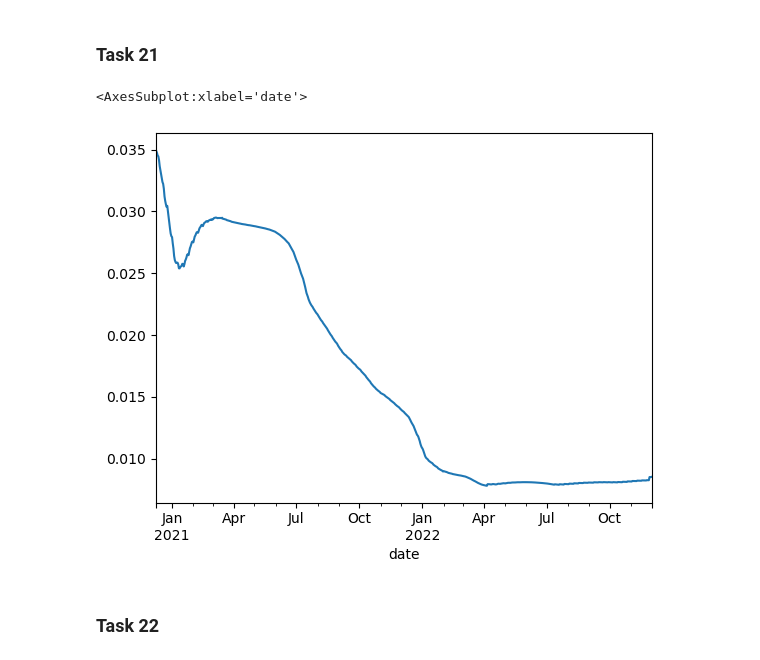
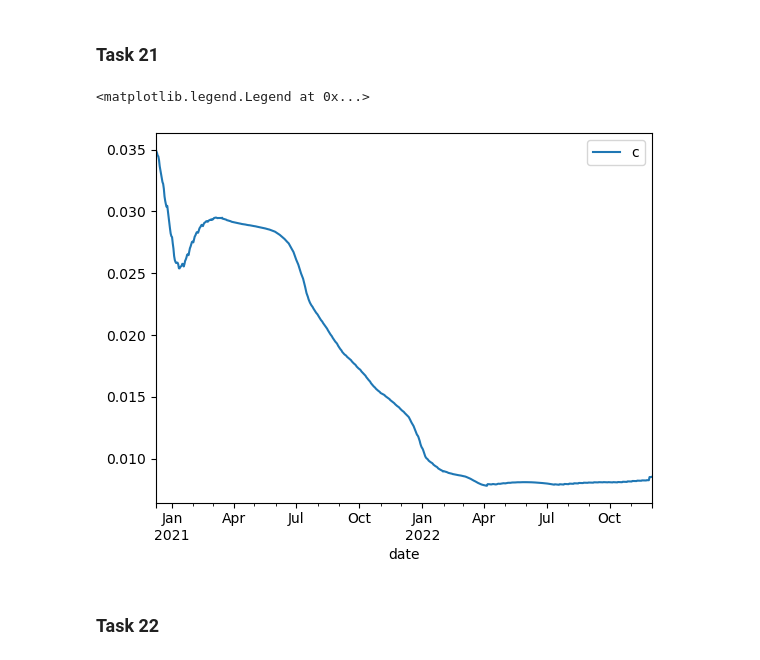
Before and after one commit to congrendai/CW2_for_computer_programing, a Jupyter notebook: CW2_A1.ipynb, the cells around one changed output. Drawn from its saved outputs; the diff is of its cells as text; code cells hidden in the pictures.

```diff
--- a/CW2_A1.ipynb
+++ b/CW2_A1.ipynb
@@ -211,11 +226,13 @@ evolution_of_cumulative_deaths_in_London.plot()
 # %% [markdown]
 ### Task 21
 # %%
-cumulative_deaths_per_cases = covid_data.groupby("date")["cumulative_deaths"].sum() / covid_data.groupby("date")["cumulative_cases"].sum()
+cumulative_deaths_per_cases = covid_data.groupby(["date"])["cumulative_deaths"].sum() / covid_data.groupby("date")["cumulative_cases"].sum()
+
 cumulative_deaths_per_cases.plot()
+plt.legend("cumulative_deaths_per_cases")
 # %% [output]
-<AxesSubplot:xlabel='date'>
+<matplotlib.legend.Legend at 0x...>
-[figure, old version]
+[figure, new version]
 # %% [markdown]
 ### Task 22
 # %% [markdown]
```
Also changed, not shown: parts of 4 cells of this notebook, 4 other files.
